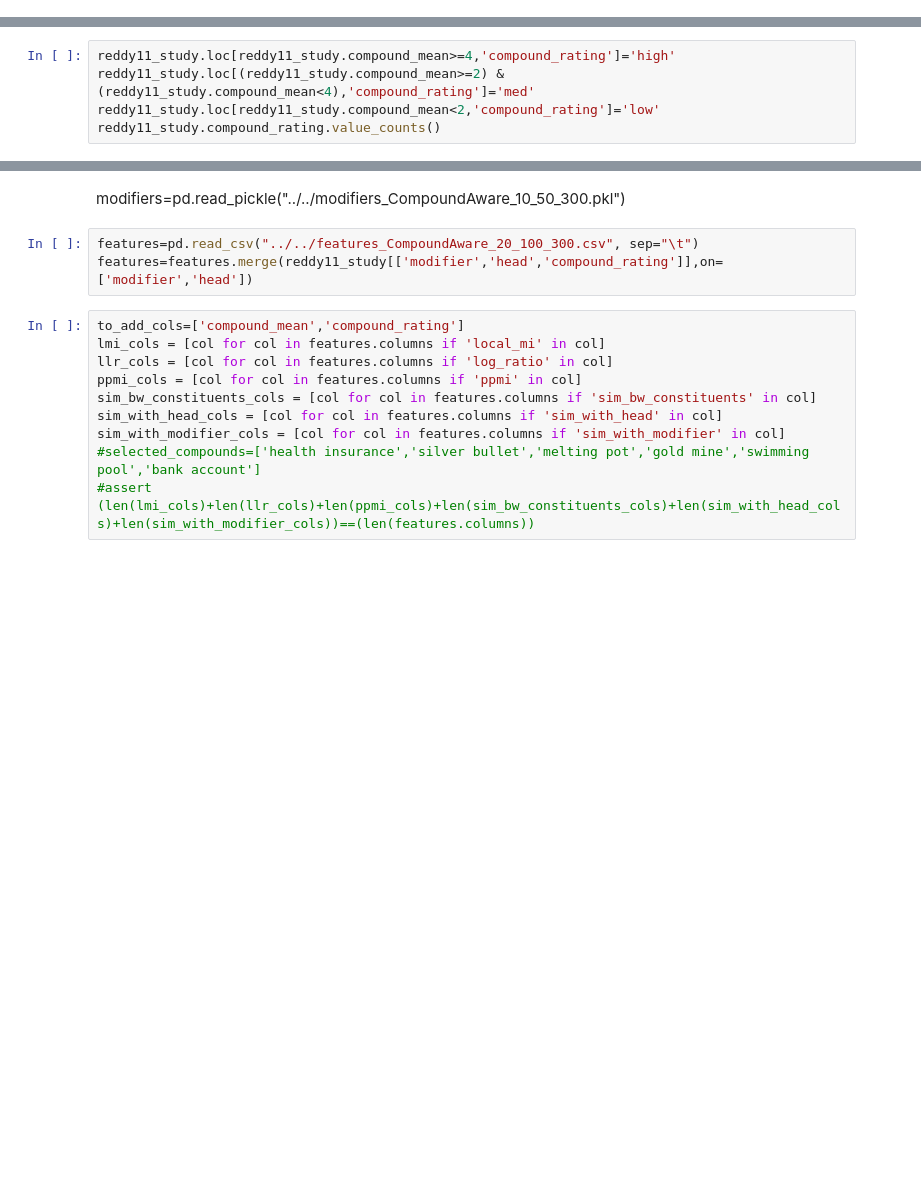
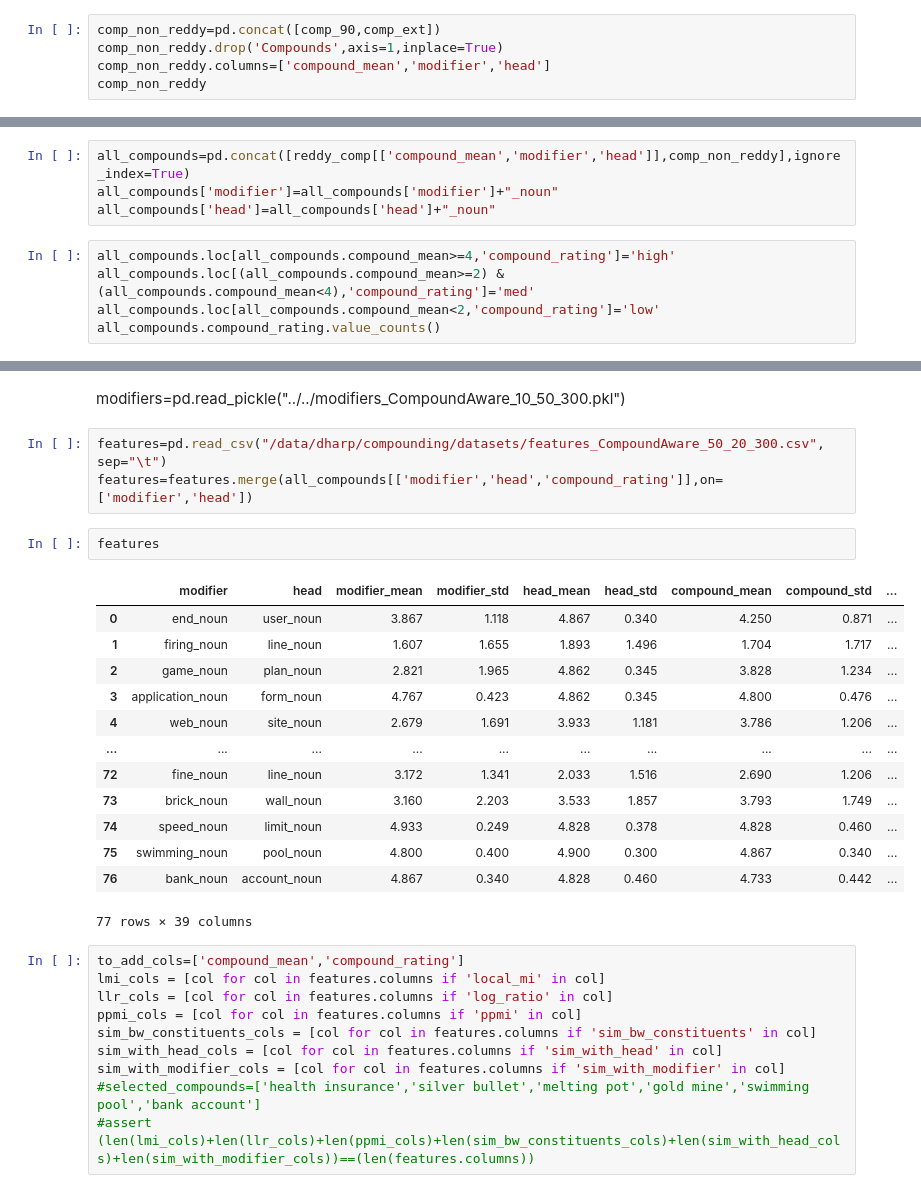
Before and after one commit to prajitdhar/Compounding, a Jupyter notebook: compositionality_over_time/paper_submission.ipynb, the cells around one changed output, grey strips where cells are left out. Cells and saved outputs as stored; diff of their text form; blank space fills up the shorter version.

```diff
--- a/compositionality_over_time/paper_submission.ipynb
+++ b/compositionality_over_time/paper_submission.ipynb
@@ -53,0 +111,5 @@ reddy11_study['compound_rating']=''
+# %%
+comp_non_reddy=pd.concat([comp_90,comp_ext])
+comp_non_reddy.drop('Compounds',axis=1,inplace=True)
+comp_non_reddy.columns=['compound_mean','modifier','head']
+comp_non_reddy
@@ -54,6 +130,10 @@ reddy11_study['compound_rating']=''
+# %%
+all_compounds=pd.concat([reddy_comp[['compound_mean','modifier','head']],comp_non_reddy],ignore_index=True)
+all_compounds['modifier']=all_compounds['modifier']+"_noun"
+all_compounds['head']=all_compounds['head']+"_noun"
 # %%
-reddy11_study.loc[reddy11_study.compound_mean>=4,'compound_rating']='high'
-reddy11_study.loc[(reddy11_study.compound_mean>=2) & (reddy11_study.compound_mean<4),'compound_rating']='med'
-reddy11_study.loc[reddy11_study.compound_mean<2,'compound_rating']='low'
-reddy11_study.compound_rating.value_counts()
+all_compounds.loc[all_compounds.compound_mean>=4,'compound_rating']='high'
+all_compounds.loc[(all_compounds.compound_mean>=2) & (all_compounds.compound_mean<4),'compound_rating']='med'
+all_compounds.loc[all_compounds.compound_mean<2,'compound_rating']='low'
+all_compounds.compound_rating.value_counts()
 # %% [output]
@@ -66,8 +150,24 @@ heads=pd.read_pickle("../../heads_CompoundAware_10_50_300.pkl")
 # %% [markdown]
 modifiers=pd.read_pickle("../../modifiers_CompoundAware_10_50_300.pkl")
 # %%
-features=pd.read_csv("../../features_CompoundAware_20_100_300.csv", sep="\t")
-features=features.merge(reddy11_study[['modifier','head','compound_rating']],on=['modifier','head'])
+features=pd.read_csv("/data/dharp/compounding/datasets/features_CompoundAware_50_20_300.csv", sep="\t")
+features=features.merge(all_compounds[['modifier','head','compound_rating']],on=['modifier','head'])
+# %%
+features
+# %% [output]
+|  | modifier | head | modifier_mean | modifier_std | head_mean | head_std | compound_mean | compound_std | ... |
+| 0 | end_noun | user_noun | 3.867 | 1.118 | 4.867 | 0.340 | 4.250 | 0.871 | ... |
+| 1 | firing_noun | line_noun | 1.607 | 1.655 | 1.893 | 1.496 | 1.704 | 1.717 | ... |
+| 2 | game_noun | plan_noun | 2.821 | 1.965 | 4.862 | 0.345 | 3.828 | 1.234 | ... |
+| 3 | application_noun | form_noun | 4.767 | 0.423 | 4.862 | 0.345 | 4.800 | 0.476 | ... |
+| 4 | web_noun | site_noun | 2.679 | 1.691 | 3.933 | 1.181 | 3.786 | 1.206 | ... |
+| ... | ... | ... | ... | ... | ... | ... | ... | ... | ... |
+| 72 | fine_noun | line_noun | 3.172 | 1.341 | 2.033 | 1.516 | 2.690 | 1.206 | ... |
+| 73 | brick_noun | wall_noun | 3.160 | 2.203 | 3.533 | 1.857 | 3.793 | 1.749 | ... |
+| 74 | speed_noun | limit_noun | 4.933 | 0.249 | 4.828 | 0.378 | 4.828 | 0.460 | ... |
+| 75 | swimming_noun | pool_noun | 4.800 | 0.400 | 4.900 | 0.300 | 4.867 | 0.340 | ... |
+| 76 | bank_noun | account_noun | 4.867 | 0.340 | 4.828 | 0.460 | 4.733 | 0.442 | ... |
+77 rows × 39 columns
 # %%
 to_add_cols=['compound_mean','compound_rating']
 lmi_cols = [col for col in features.columns if 'local_mi' in col]
```
Also changed, not shown: parts of 11 cells of this notebook, 9 other files.
